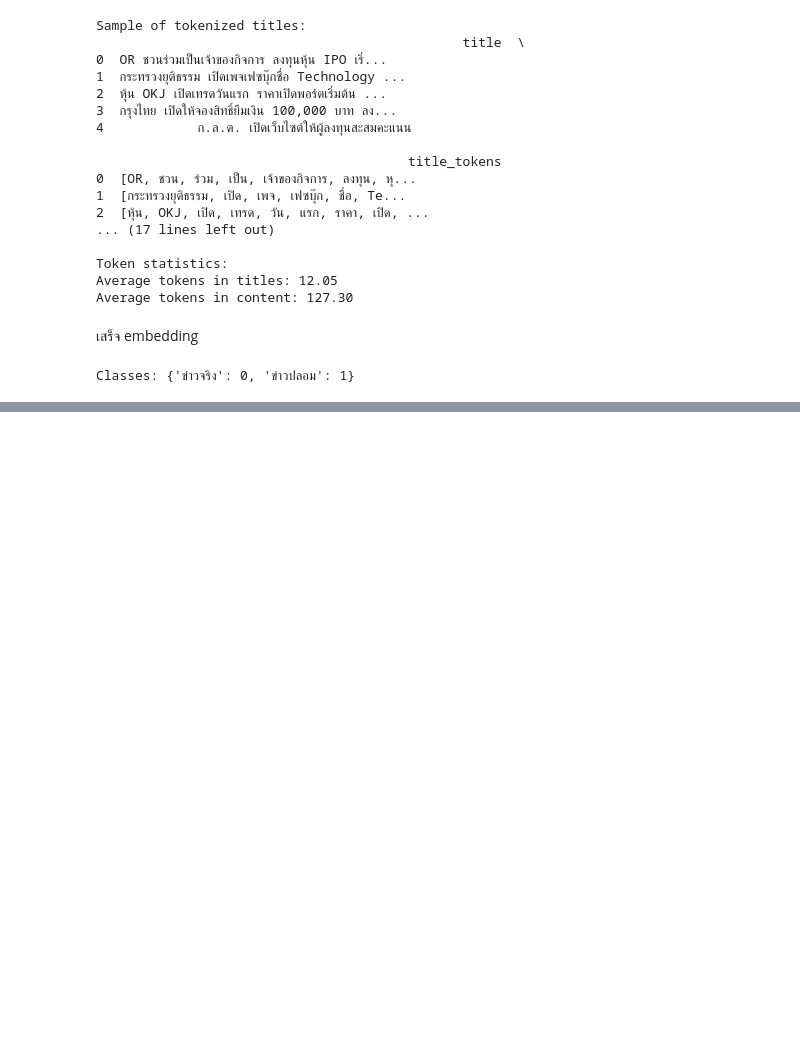
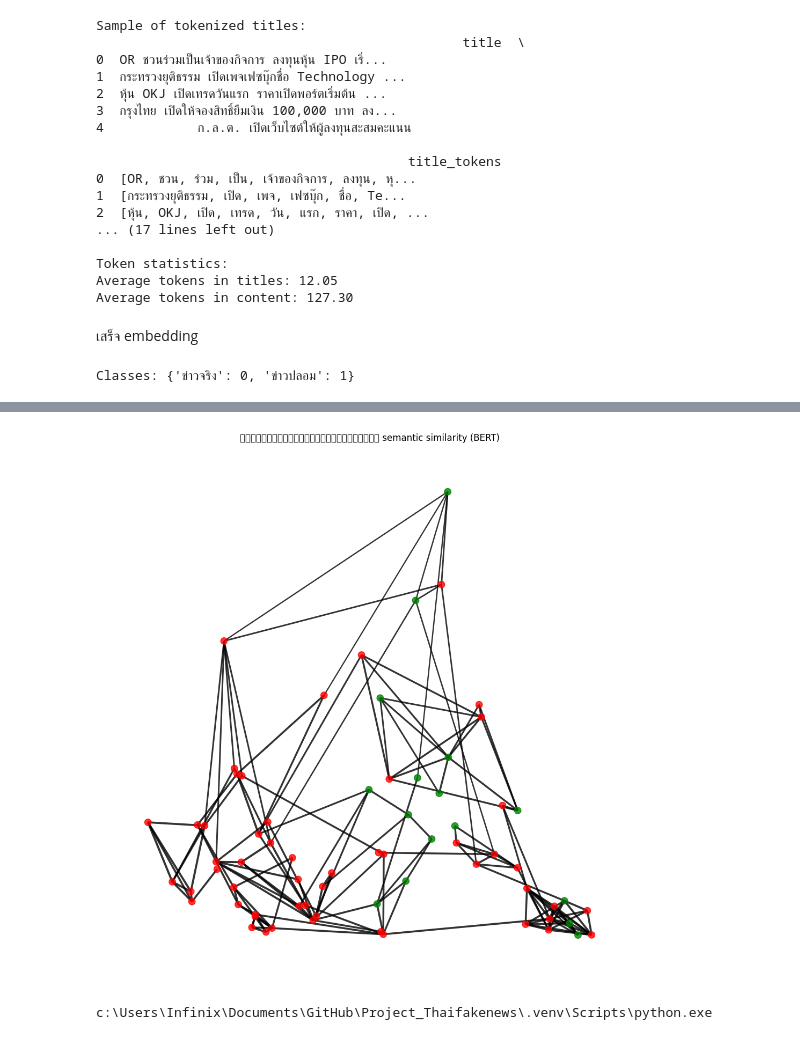
Before and after one commit to TtPeeraphat/Project_Thaifakenews, a Jupyter notebook: main.ipynb, the cells around one changed output, grey strips where cells are left out. Drawn from its saved outputs; the diff is of its cells as text; code cells hidden in the pictures; blank space fills up the shorter version.

```diff
--- a/main.ipynb
+++ b/main.ipynb
@@ -336,0 +345,54 @@ Test Acc: 0.8750 | Test F1-macro: 0.8333
+# %%
+import networkx as nx
+import matplotlib.pyplot as plt
+from sklearn.decomposition import PCA
+
+# สมมุติคุณมี variables: x_np, edge_index_np, edge_weight_np, indices_to_plot
+
+# 1. เลือกเฉพาะ nodes ที่จะ plot
+subset_idx = indices_to_plot
+idx_map = {old: new for new, old in enumerate(subset_idx)}
+
+# 2. เลือกเฉพาะ edge ใน subset
+sub_edges = []
+sub_weights = []
+for i in range(edge_index_np.shape[1]):
+    src, dst = edge_index_np[0, i], edge_index_np[1, i]
+    if src in idx_map and dst in idx_map:
+        sub_edges.append((idx_map[src], idx_map[dst]))
+        sub_weights.append(edge_weight_np[i])
+
+# 3. สร้าง G
+G = nx.Graph()
+G.add_edges_from([(u, v, {"weight": float(w)}) for (u, v), w in zip(sub_edges, sub_weights)])
+
+# 4. หา node_pos (ใช้ PCA จาก embedding)
+node_emb = x_np[subset_idx]
+pca = PCA(n_components=2)
+node_pos_np = pca.fit_transform(node_emb)
+node_pos = {i: node_pos_np[i] for i in range(len(subset_idx))}
+
+# 5. สี node
+labels_now = df.iloc[[subset_idx[n] for n in G.nodes()]]['label'].values
+color_map = ['red' if l=='ข่าวปลอม' else 'green' for l in labels_now]
+
+# 6. วาดกราฟ
+plt.figure(figsize=(10, 10))
+nx.draw(
+    G,
+    pos=node_pos,
+    node_color=color_map,
+    with_labels=False,
+    node_size=80,
+    alpha=0.8,
+    width=[G[u][v]['weight']*3 for u,v in G.edges()]
+)
+plt.title("ข่าวแต่ละข่าวเชื่อมกันด้วย semantic similarity (BERT)")
+plt.show()
+# %% [output]
+[figure, added]
+# %%
+import sys
+print(sys.executable)
+# %% [output]
+c:\Users\Infinix\Documents\GitHub\Project_Thaifakenews\.venv\Scripts\python.exe
```
Also changed, not shown: parts of 8 cells of this notebook, 1 other file.
